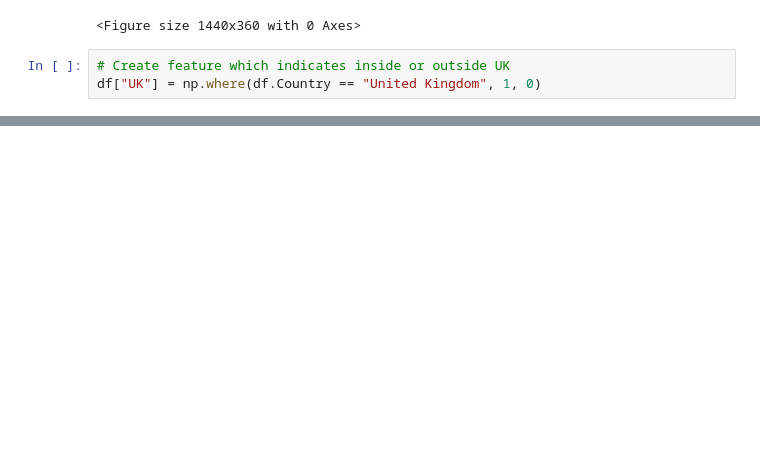
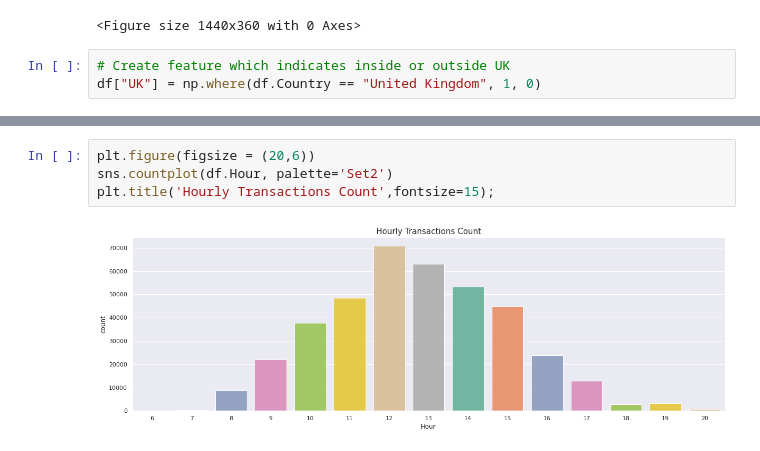
Before and after one commit to vivek16pawar/Customer-Segmentation, a Jupyter notebook: Online_Retail_Customer_Segmentation_Capstone_Project.ipynb, the cells around one changed output, grey strips where cells are left out. Saved outputs shown, nothing was run; the diff lists cells and outputs as text; blank space fills up the shorter version.

```diff
--- a/Online_Retail_Customer_Segmentation_Capstone_Project.ipynb
+++ b/Online_Retail_Customer_Segmentation_Capstone_Project.ipynb
@@ -207,0 +234,6 @@ df.head(2)
+# %%
+plt.figure(figsize = (20,6))
+sns.countplot(df.Hour, palette='Set2')
+plt.title('Hourly Transactions Count',fontsize=15);
+# %% [output]
+[figure, added]
```
Also changed, not shown: parts of 6 cells of this notebook.
